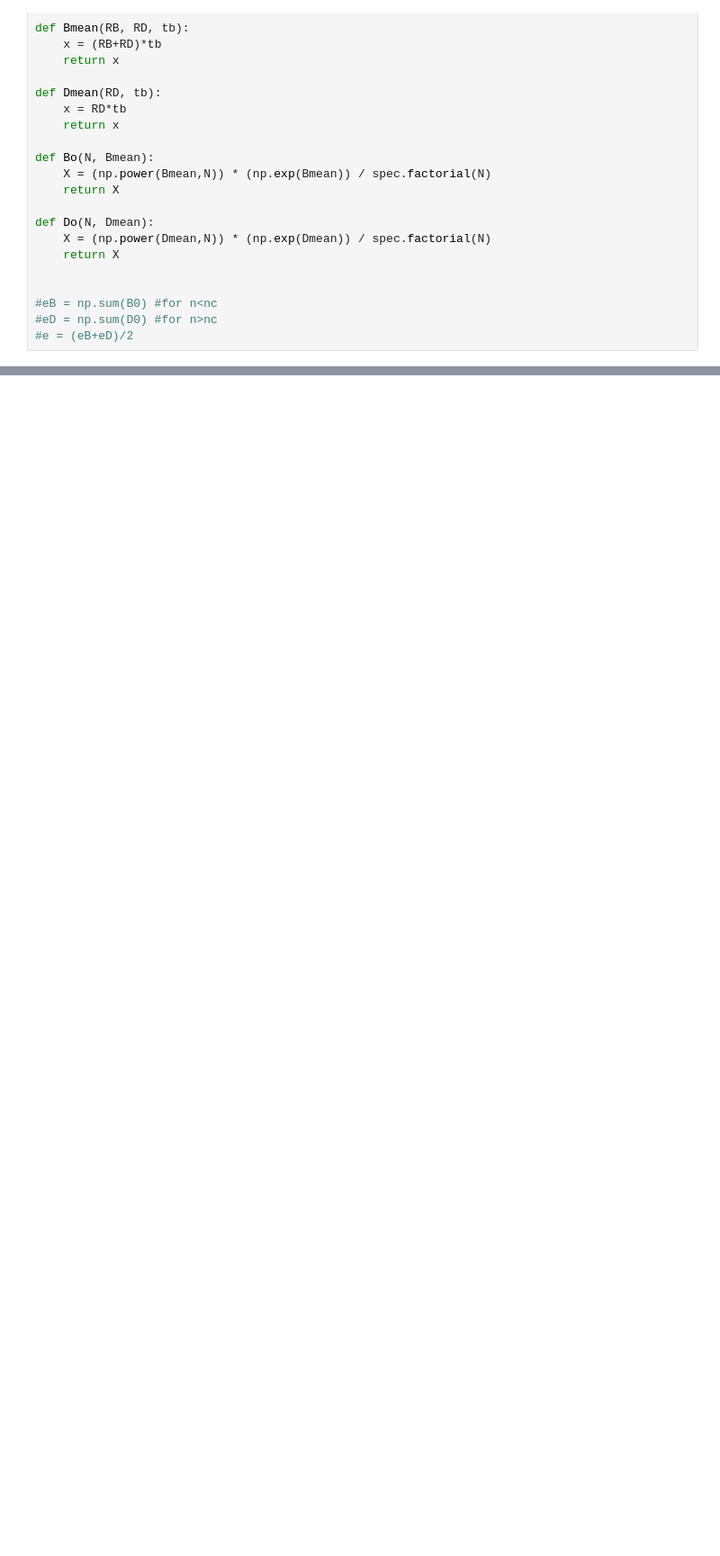
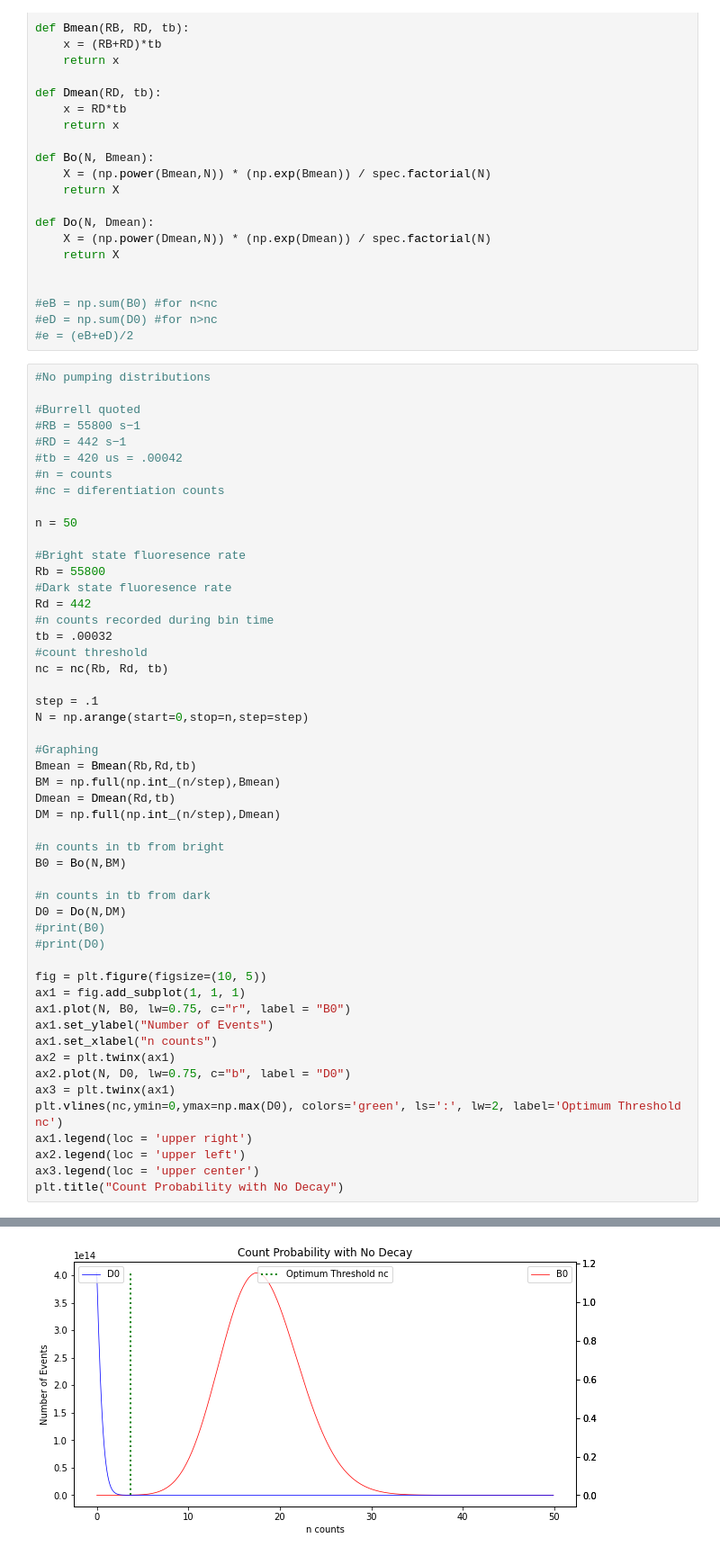
Before and after one commit to seangarn32/Trapped-Ion-Error-Model, a Jupyter notebook: SQR Error Model/Ca40Model.ipynb, the cells around one changed output, grey strips where cells are left out. Shown at 90% size. Saved outputs shown, nothing was run; the diff lists cells and outputs as text; blank space fills up the shorter version.

```diff
--- a/SQR Error Model/Ca40Model.ipynb
+++ b/SQR Error Model/Ca40Model.ipynb
@@ -48,3 +49,55 @@ def Do(N, Dmean):
 #eB = np.sum(B0) #for n<nc
 #eD = np.sum(D0) #for n>nc
 #e = (eB+eD)/2
+# %%
+#No pumping distributions
+
+#Burrell quoted
+#RB = 55800 s−1
+#RD = 442 s−1
+#tb = 420 us = .00042
+#n = counts
+#nc = diferentiation counts
+
+n = 50
+
+#Bright state fluoresence rate
+Rb = 55800
+#Dark state fluoresence rate
+Rd = 442
+#n counts recorded during bin time
+tb = .00032
+#count threshold
+nc = nc(Rb, Rd, tb)
+
+step = .1
+N = np.arange(start=0,stop=n,step=step)
+
+#Graphing
+Bmean = Bmean(Rb,Rd,tb)
+BM = np.full(np.int_(n/step),Bmean)
+Dmean = Dmean(Rd,tb)
+DM = np.full(np.int_(n/step),Dmean)
+
+#n counts in tb from bright
+B0 = Bo(N,BM)
+
+#n counts in tb from dark
+D0 = Do(N,DM)
+#print(B0)
+#print(D0)
+
+fig = plt.figure(figsize=(10, 5))
+ax1 = fig.add_subplot(1, 1, 1)
+ax1.plot(N, B0, lw=0.75, c="r", label = "B0")
+ax1.set_ylabel("Number of Events")
+ax1.set_xlabel("n counts")
+ax2 = plt.twinx(ax1)
+ax2.plot(N, D0, lw=0.75, c="b", label = "D0")
+ax3 = plt.twinx(ax1)
+plt.vlines(nc,ymin=0,ymax=np.max(D0), colors='green', ls=':', lw=2, label='Optimum Threshold nc')
+ax1.legend(loc = 'upper right')
+ax2.legend(loc = 'upper left')
+ax3.legend(loc = 'upper center')
+plt.title("Count Probability with No Decay")
+# %% [output]
@@ -50,0 +105 @@ def Do(N, Dmean):
+[figure, added]
```
Also changed, not shown: parts of 7 cells of this notebook, 3 other files.
